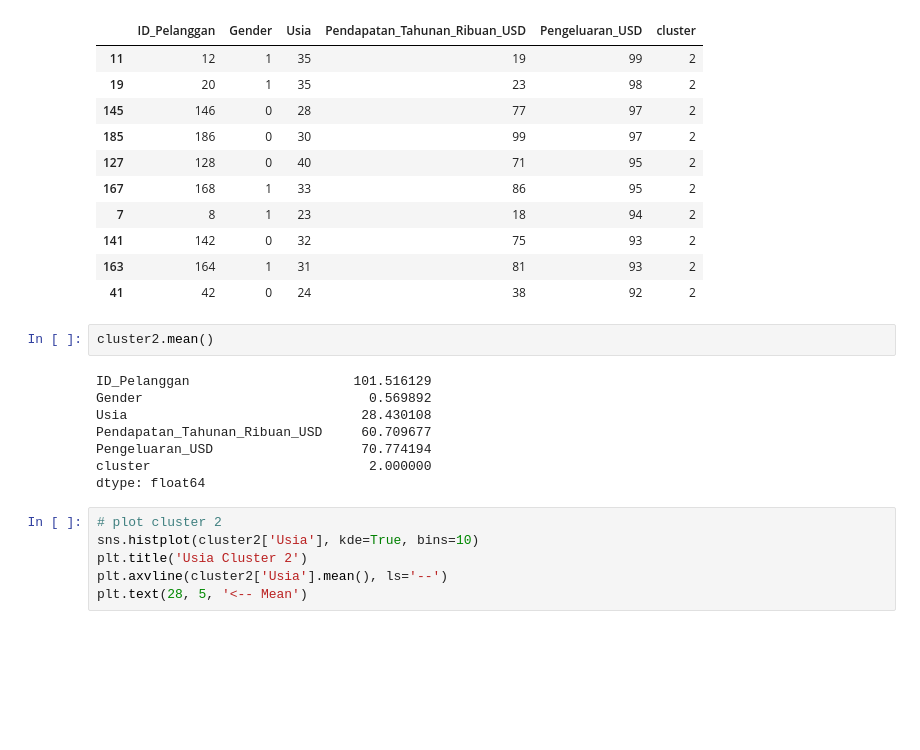
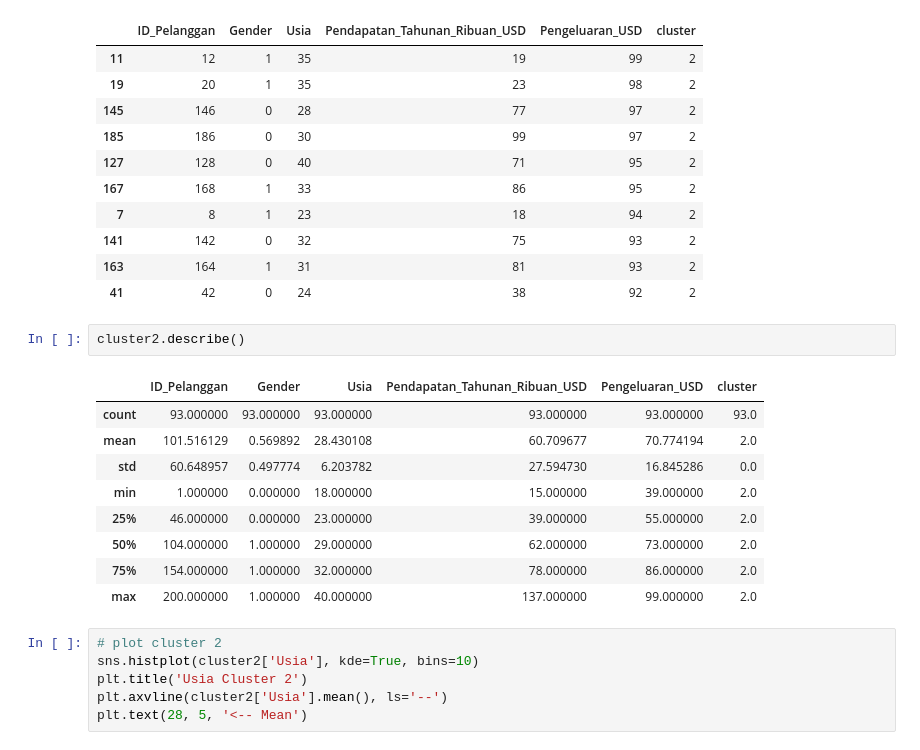
Before and after one commit to Spyrx4/Mall-Clustering, a Jupyter notebook: mall-clustering.ipynb, the cells around one changed output. Saved outputs shown, nothing was run; the diff lists cells and outputs as text; blank space fills up the shorter version.

```diff
--- a/mall-clustering.ipynb
+++ b/mall-clustering.ipynb
@@ -415,15 +419,17 @@ cluster2.head(10)
 | 163 | 164 | 1 | 31 | 81 | 93 | 2 |
 | 41 | 42 | 0 | 24 | 38 | 92 | 2 |
 # %%
-cluster2.mean()
+cluster2.describe()
 # %% [output]
-ID_Pelanggan                     101.516129
-Gender                             0.569892
-Usia                              28.430108
-Pendapatan_Tahunan_Ribuan_USD     60.709677
-Pengeluaran_USD                   70.774194
-cluster                            2.000000
-dtype: float64
+|  | ID_Pelanggan | Gender | Usia | Pendapatan_Tahunan_Ribuan_USD | Pengeluaran_USD | cluster |
+| count | 93.000000 | 93.000000 | 93.000000 | 93.000000 | 93.000000 | 93.0 |
+| mean | 101.516129 | 0.569892 | 28.430108 | 60.709677 | 70.774194 | 2.0 |
+| std | 60.648957 | 0.497774 | 6.203782 | 27.594730 | 16.845286 | 0.0 |
+| min | 1.000000 | 0.000000 | 18.000000 | 15.000000 | 39.000000 | 2.0 |
+| 25% | 46.000000 | 0.000000 | 23.000000 | 39.000000 | 55.000000 | 2.0 |
+| 50% | 104.000000 | 1.000000 | 29.000000 | 62.000000 | 73.000000 | 2.0 |
+| 75% | 154.000000 | 1.000000 | 32.000000 | 78.000000 | 86.000000 | 2.0 |
+| max | 200.000000 | 1.000000 | 40.000000 | 137.000000 | 99.000000 | 2.0 |
 # %%
 # plot cluster 2
 sns.histplot(cluster2['Usia'], kde=True, bins=10)
```
Also changed, not shown: parts of 4 cells of this notebook.
